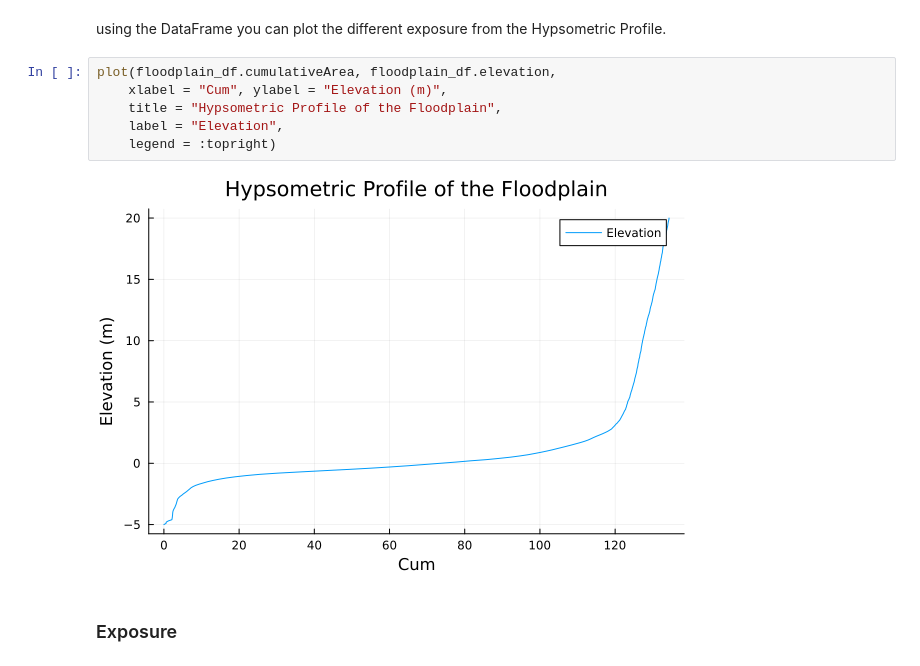
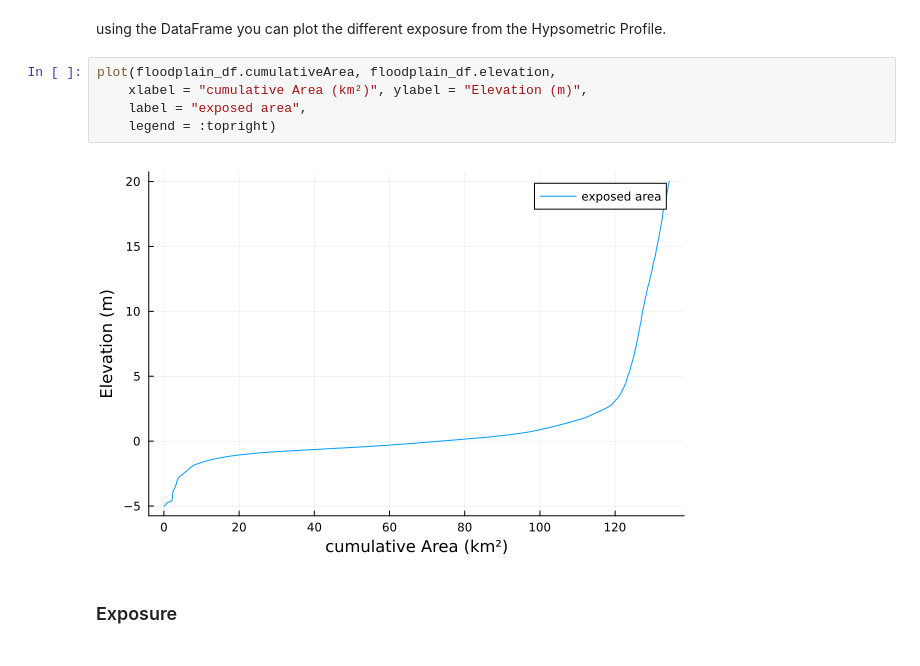
Before and after one commit to GlobalClimateForum/DIVACoast.jl, a Jupyter notebook: text_example/bilbao_summer_school_25.ipynb, the cells around one changed output. Drawn from its saved outputs; the diff is of its cells as text.

```diff
--- a/text_example/bilbao_summer_school_25.ipynb
+++ b/text_example/bilbao_summer_school_25.ipynb
@@ -134,12 +123,11 @@ floodplain_df = DataFrame(floodplain)
 using the DataFrame you can plot the different exposure from the Hypsometric Profile.
 # %%
 plot(floodplain_df.cumulativeArea, floodplain_df.elevation,
-    xlabel = "Cum", ylabel = "Elevation (m)",
-    title = "Hypsometric Profile of the Floodplain",
-    label = "Elevation",
+    xlabel = "cumulative Area (km²)", ylabel = "Elevation (m)",
+    label = "exposed area",
     legend = :topright)
 # %% [output]
-[figure, old version]
+[figure, new version]
 # %% [markdown]
 ### Exposure
 # %% [markdown]
```
Also changed, not shown: parts of 29 cells of this notebook, 1 other file.
